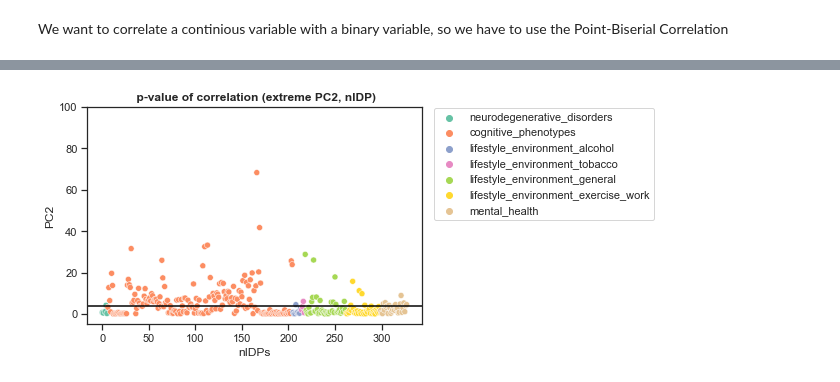
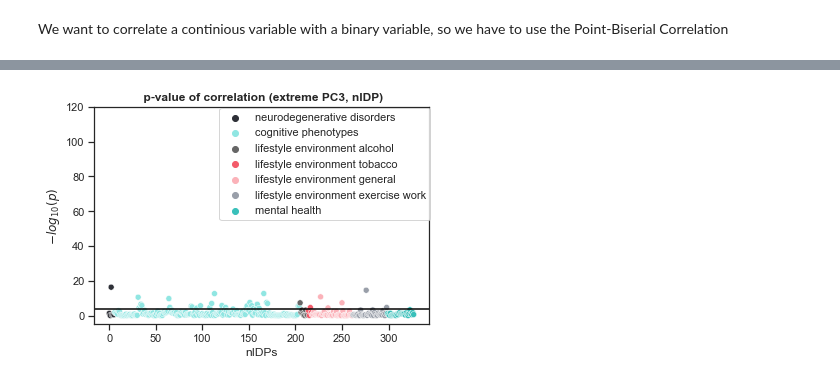
Before and after one commit to CharFraza/extremes_normative_modelling, a Jupyter notebook: MVET_behavioural_validation.ipynb, the cells around one changed output, grey strips where cells are left out. Drawn from its saved outputs; the diff is of its cells as text; code cells hidden in the pictures.

```diff
--- a/MVET_behavioural_validation.ipynb
+++ b/MVET_behavioural_validation.ipynb
@@ -211,5 +139,6 @@ Code based on this amazing paper:
 - Non-linearity matters: a deep learning solution to generalization of hidden brain patterns across population cohorts Mariam Zabihi.
 # %%
 PCs=PCs_df.iloc[:,0:3]
-nIDP_df=pd.read_csv('/project_cephfs/3022017.02/projects/big_data/data/nIDPs.csv',index_col=0)
+nIDP_df=pd.read_csv('/project_cephfs/3022017.06/projects/big_data/data/nIDPs.csv',index_col=0)
 data_dictionary=pd.read_csv('/home/preclineu/chafra/Desktop/code_phd/EVT/data_dictionary.csv',index_col=0)
+nIDP_df = nIDP_df.set_index('Subject')
@@ -292,13 +189,14 @@ chronic/degenerative neurological problem:
 - dementia/alzheimers/cognitive impairment (154) - 1263
 - other demyelinating disease (not multiple sclerosis) (81) - 1397
 # %%
-df = pd.read_csv("/project_freenas/3022017.02/UKB/phenotypes/current/50_health_outcomes_headers.csv")
-diagnosis_ids = [col for col in df if col.startswith('20002')]
-diagnosis_ids.append('eid')
-diagnosis_df = pd.read_csv("/project_freenas/3022017.02/UKB/phenotypes/current/50_health_outcomes.csv", usecols = diagnosis_ids)
-diagnosis_df = diagnosis_df.set_index('eid')
+#df = pd.read_csv("/project_cephfs/3022017.06/UKB/phenotypes/current/50_health_outcomes_headers.csv")
+#diagnosis_ids = [col for col in df if col.startswith('20002')]
+#diagnosis_ids.append('eid')
+#diagnosis_df = pd.read_csv("/project_cephfs/3022017.06/UKB/phenotypes/current/50_health_outcomes.csv") #, usecols = diagnosis_ids)
+#diagnosis_df = diagnosis_df.set_index('eid')
 # %%
-degenerative_df = diagnosis_df[['20002-0.1259', '20002-0.1260', '20002-0.1261', '20002-0.1262', '20002-0.1263', '20002-0.1397']]
+degenerative_df = pd.read_csv("/project_cephfs/3022017.06/UKB/phenotypes/current/50_health_outcomes.csv", usecols=['eid','20002-0.1259', '20002-0.1260', '20002-0.1261', '20002-0.1262', '20002-0.1263', '20002-0.1397'])
 print(f'Number of subject with a neurological problem: \n{degenerative_df.sum()}')
+degenerative_df = degenerative_df.set_index('eid')
 # %% [output]
 Number of subject with a neurological problem:
@@ -343,2 +254,10 @@ Pvalue_all=Pvalue_all.rename(columns={'index':'nIDPs'})
+# %%
+n=0
+for item in Pvalue_all.nIDP_category.unique():
+    labels =['neurodegenerative disorders', 'cognitive phenotypes',
+                                                  'lifestyle environment alcohol',
+                                                  'lifestyle environment tobacco', 'lifestyle environment general', 'lifestyle environment exercise work', 'mental health']
+    Pvalue_all.nIDP_category = Pvalue_all.nIDP_category.replace(item, labels[n])
+    n = n+1
 # %%
 plt.figure()
@@ -355,13 +290,13 @@ plt.close()
 # %%
 plt.figure()
-fig=sns.scatterplot(data=Pvalue_all, x='nIDPs',y='PC2', hue='nIDP_category')
+fig=sns.scatterplot(data=Pvalue_all, x='nIDPs',y='PC3', hue='nIDP_category', palette=colors[0:7])
 fig.axhline(-np.log10(.05/len(Pvalue_all)),color='k')
-
 plt.legend(bbox_to_anchor=(1.02,1.02))
-plt.title(f' p-value of correlation ({ending} PC2, nIDP)', fontweight="bold")
-#plt.savefig(nm_dir+idp+'.png',dpi=300,bbox_inches='tight')
-plt.ylim([-5,100])
+plt.title(f' p-value of correlation ({ending} PC3, nIDP)', fontweight="bold")
+#plt.savefig(nm_dir+idp+ending+'.png',dpi=300,bbox_inches='tight')
+plt.ylim([-5,120])
+plt.ylabel('$-log_{10}(p)$')
 plt.show()
 plt.close()
 # %% [output]
-[figure, old version]
+[figure, new version]
```
Also changed, not shown: parts of 24 cells of this notebook.
